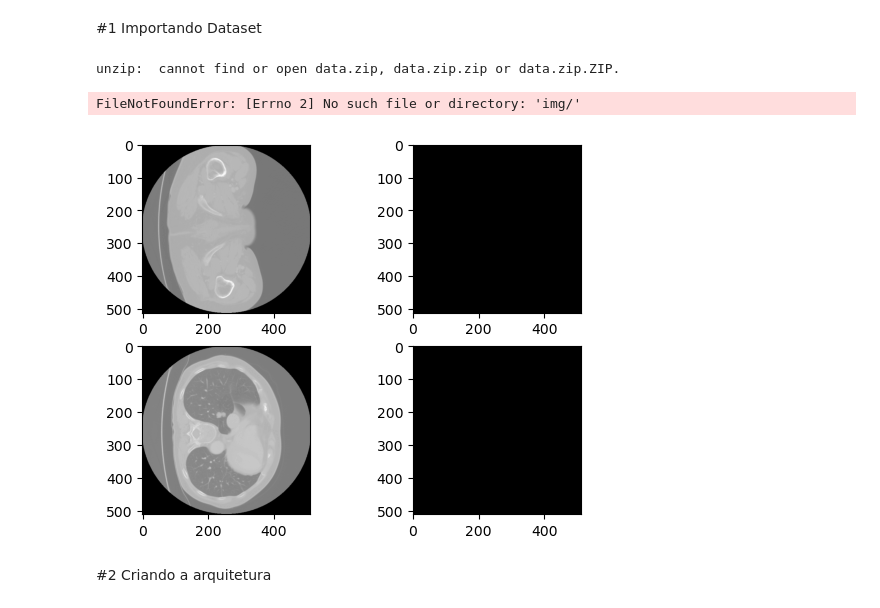
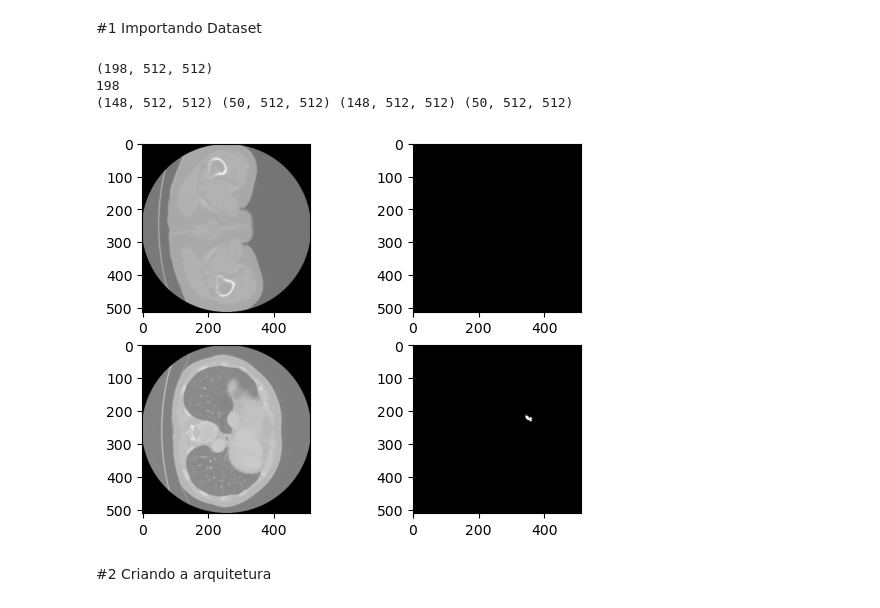
Before and after one commit to Arthur-Nascimento/tcc_files, a Jupyter notebook: unet.ipynb, the cells around one changed output. Drawn from its saved outputs; the diff is of its cells as text; code cells hidden in the pictures.

```diff
--- a/unet.ipynb
+++ b/unet.ipynb
@@ -25,33 +22,32 @@ import cv2
 from tensorflow.keras.utils import image_dataset_from_directory
 # %%
 if simple:
-  if not os.path.isdir("mask"):
-    !unzip data.zip
+  if not os.path.isdir("./datasets/lungs/mask"):
+    #!unzip data.zip
+    next
 
-  input_path = os.listdir("img/")
+
+  input_path = os.listdir("./datasets/lungs/img/")
   masks = []
   imgs = []
-  norm = 0
-  vali = 0
   for file in input_path:
-      img_path = os.path.join("img/", file)
-      mask_path = os.path.join("mask/", file)
+      img_path = os.path.join("./datasets/lungs/img/", file)
+      mask_path = os.path.join("./datasets/lungs/mask/", file)
       img = cv2.cvtColor(cv2.imread(img_path), cv2.COLOR_BGR2GRAY)
       mask = cv2.cvtColor(cv2.imread(mask_path), cv2.COLOR_BGR2GRAY)
       #img = cv2.resize(img, (512, 512))
       #mask = cv2.resize(mask, (512, 512))
-      img = np.asarray(img)
-      mask = np.asarray(mask)
       imgs.append(img)
       masks.append(mask)
 
-
+  imgs = np.stack(imgs, axis = 0)
+  masks = np.stack(masks, axis = 0)
   total_samples = imgs.shape[0]
   toTrain = int(train_amount * total_samples)
-  X = imgs[:,:,:toTrain]
-  X_val = imgs[:,:,toTrain:]
-  y = masks[:,:,:toTrain]
-  y_val = masks[:,:,toTrain:]
+  X = imgs[:toTrain,:,:]
+  X_val = imgs[toTrain:,:,:]
+  y = masks[:toTrain,:,:]
+  y_val = masks[toTrain:,:,:]
 
 else:
   import nibabel as nib
@@ -92,22 +88,24 @@ else:
   y = masks[:toTrain,:,:]
   y_val = masks[toTrain:,:,:]
 
-  print(X.shape, X_val.shape, y.shape, y_val.shape)
+print(X.shape, X_val.shape, y.shape, y_val.shape)
 # %% [output]
-unzip:  cannot find or open data.zip, data.zip.zip or data.zip.ZIP.
+(198, 512, 512)
+198
+(148, 512, 512) (50, 512, 512) (148, 512, 512) (50, 512, 512)
-FileNotFoundError: [Errno 2] No such file or directory: 'img/'
 # %%
 %matplotlib inline
 from matplotlib import pyplot as plt
+id = 0
 f, axarr = plt.subplots(2,2)
-axarr[0,0].imshow(X[1], cmap = 'gray')
-axarr[0,1].imshow(y[1,:,:], cmap = 'gray')
-axarr[1,0].imshow(X_val[1], cmap = 'gray')
-axarr[1,1].imshow(y_val[1,:,:], cmap = 'gray')
+axarr[0,0].imshow(X[id], cmap = 'gray')
+axarr[0,1].imshow(y[id,:,:], cmap = 'gray')
+axarr[1,0].imshow(X_val[id], cmap = 'gray')
+axarr[1,1].imshow(y_val[id,:,:], cmap = 'gray')
 
 plt.show()
 # %% [output]
-[figure, old version]
+[figure, new version]
 # %% [markdown]
 #2 Criando a arquitetura
 # %%
```
Also changed, not shown: parts of 12 cells of this notebook, 2 other files.
